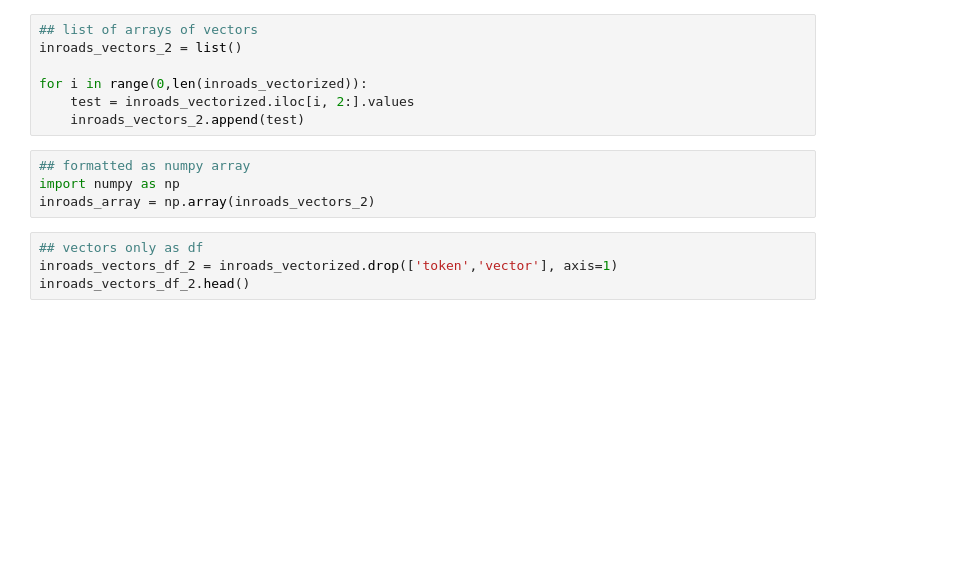
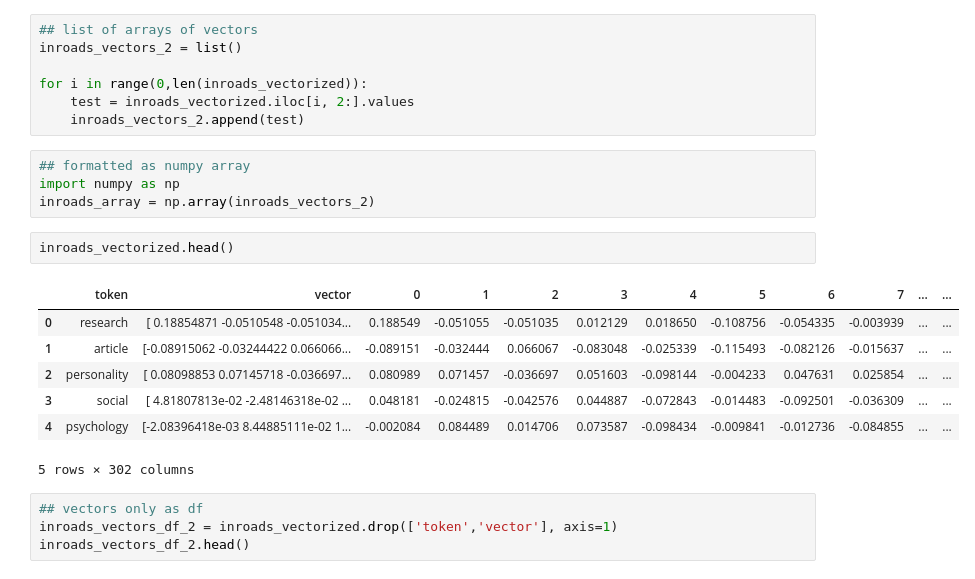
Before and after one commit to trahantet/sagemaker_inroads, a Jupyter notebook: apply_to_inroads.ipynb, the cells around one changed output. Saved outputs shown, nothing was run; the diff lists cells and outputs as text; blank space fills up the shorter version.

```diff
--- a/apply_to_inroads.ipynb
+++ b/apply_to_inroads.ipynb
@@ -111,6 +109,16 @@ for i in range(0,len(inroads_vectorized)):
 ## formatted as numpy array
 import numpy as np
 inroads_array = np.array(inroads_vectors_2)
+# %%
+inroads_vectorized.head()
+# %% [output]
+|  | token | vector | 0 | 1 | 2 | 3 | 4 | 5 | 6 | 7 | ... | ... |
+| 0 | research | [ 0.18854871 -0.0510548 -0.051034... | 0.188549 | -0.051055 | -0.051035 | 0.012129 | 0.018650 | -0.108756 | -0.054335 | -0.003939 | ... | ... |
+| 1 | article | [-0.08915062 -0.03244422 0.066066... | -0.089151 | -0.032444 | 0.066067 | -0.083048 | -0.025339 | -0.115493 | -0.082126 | -0.015637 | ... | ... |
+| 2 | personality | [ 0.08098853 0.07145718 -0.036697... | 0.080989 | 0.071457 | -0.036697 | 0.051603 | -0.098144 | -0.004233 | 0.047631 | 0.025854 | ... | ... |
+| 3 | social | [ 4.81807813e-02 -2.48146318e-02 ... | 0.048181 | -0.024815 | -0.042576 | 0.044887 | -0.072843 | -0.014483 | -0.092501 | -0.036309 | ... | ... |
+| 4 | psychology | [-2.08396418e-03 8.44885111e-02 1... | -0.002084 | 0.084489 | 0.014706 | 0.073587 | -0.098434 | -0.009841 | -0.012736 | -0.084855 | ... | ... |
+5 rows × 302 columns
 # %%
 ## vectors only as df
 inroads_vectors_df_2 = inroads_vectorized.drop(['token','vector'], axis=1)
```
Also changed, not shown: parts of 40 cells of this notebook, 8 other files.
